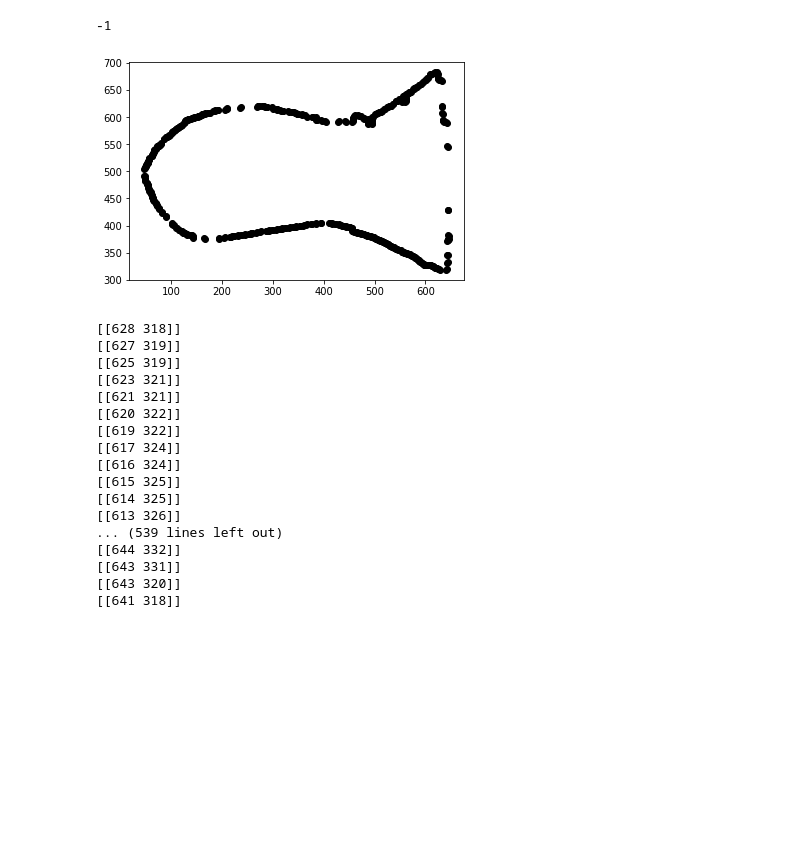
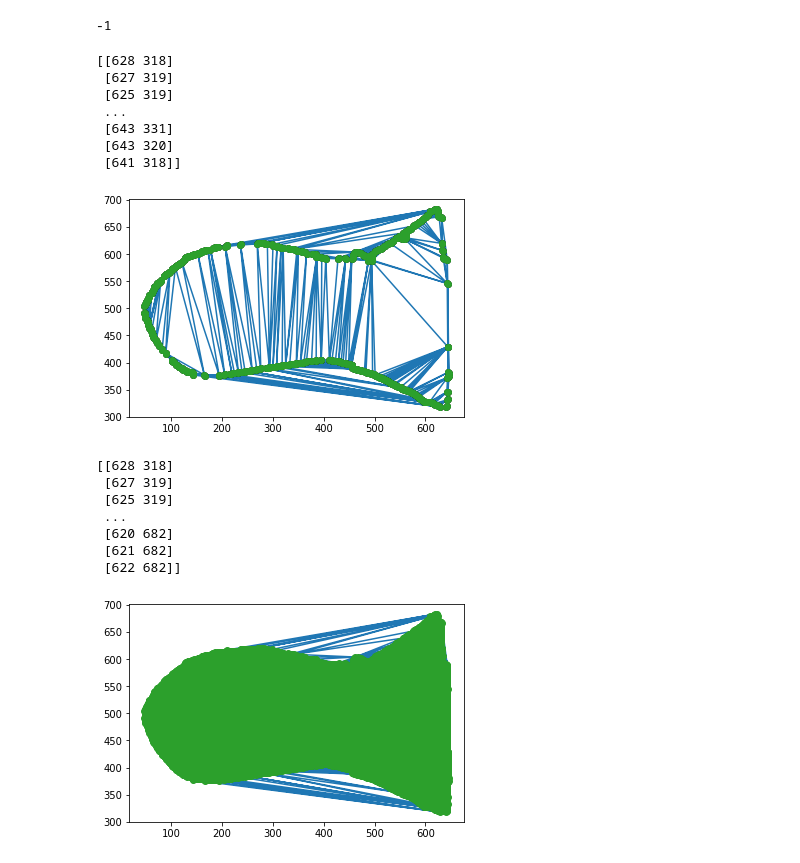
Before and after one commit to jayleenli/AR-Sandbox-Aquarium, a Jupyter notebook: 2D to verticies.ipynb, the cells around one changed output. Drawn from its saved outputs; the diff is of its cells as text; code cells hidden in the pictures; blank space fills up the shorter version.

```diff
--- a/2D to verticies.ipynb
+++ b/2D to verticies.ipynb
@@ -78,67 +80,90 @@ end contour
 # %%
 #Get only the largest area
 areas = [] #list to hold all areas
 
 for contour in contours:
   ar = cv2.contourArea(contour)
   areas.append(ar)
 
 max_area = max(areas)
 max_area_index = areas.index(max_area) #index of the list element with largest area
 
 cnt = contours[max_area_index] #largest area contour
 
 # cv2.drawContours(closing, [cnt], 0, (255, 255, 255), 3, maxLevel = 0)
 # cv2.imshow('cleaner', closing)
 # cv2.waitKey(0)
 # cv2.destroyAllWindows()
 dst = np.zeros((closing.shape[1], closing.shape[0]),np.uint8)
 
 format_contour_x = [x[0][0] for x in contours[max_area_index]]
 format_contour_y = [x[0][1] for x in contours[max_area_index]]
 plt.plot(format_contour_x, format_contour_y, 'o', color='black');
 
 
+from scipy.spatial import Delaunay
+zipped = list(zip(format_contour_x, format_contour_y))
+zipped = np.array([list(x) for x in zipped])
+print(zipped)
+tri = Delaunay(zipped)
+plt.triplot(zipped[:,0], zipped[:,1], tri.simplices)
+plt.plot(zipped[:,0], zipped[:,1], 'o')
+plt.show()
+
+#Try filling in the points
+zipped2 = list(zip(format_contour_x, format_contour_y))
+for i in range(closing.shape[0]):
+    for j in range(closing.shape[1]):
+        inBBx = cv2.pointPolygonTest(contours[max_area_index], (j,i), False)
+        if inBBx == 1: #inside
+            zipped2.append([j,i])
+        #else is 0 or -1 which is on edge or outside
+
+zipped2 = np.array([list(x) for x in zipped2])
+print(zipped2)
+tri = Delaunay(zipped2)
+plt.triplot(zipped2[:,0], zipped2[:,1], tri.simplices)
+plt.plot(zipped2[:,0], zipped2[:,1], 'o')
+plt.show()
+
 # cv2.drawContours(dst, contours, max_area_index, (255, 255, 255), 1)
 # cv2.imshow('cleaner2', dst) #Figure 3
 # cv2.waitKey(0)
 # %% [output]
+[[628 318]
+ [627 319]
+ [625 319]
+ ...
+ [643 331]
+ [643 320]
+ [641 318]]
-[figure, old version]
+[figure, new version]
+[[628 318]
+ [627 319]
+ [625 319]
+ ...
+ [620 682]
+ [621 682]
+ [622 682]]
+[figure, added]
 # %%
 #I think since all we just format this into the format that the meshpoint cloud can take
 
 normal = [0, 0, 1]
 normal_down = [0, 0, -1]
 dummy_color = [0, 255, 255] #dummy color
-dummy_neg_z = -0.5
-dummy_pos_z = 0.5
+dummy_neg_z = -5.0
+dummy_pos_z = 5.0
 
 data = []
 
-for x in contours[max_area_index]:
-    print(x) #each is in a [[x y]] format
-    points_neg = [x[0][0], x[0][1], dummy_neg_z, dummy_color[0], dummy_color[1], dummy_color[2], normal_down[0], normal_down[1], normal_down[2]]
+#countours[max_area_index]
+for x in zipped2:
+    #print(x) #each is in a [[x y]] format
+    points_neg = [x[0], x[1], dummy_neg_z, dummy_color[0], dummy_color[1], dummy_color[2], normal_down[0], normal_down[1], normal_down[2]]
     data.append(points_neg)
-    points_pos = [x[0][0], x[0][1], dummy_pos_z, dummy_color[0], dummy_color[1], dummy_color[2], normal[0], normal[1], normal[2]]
+    points_pos = [x[0], x[1], dummy_pos_z, dummy_color[0], dummy_color[1], dummy_color[2], normal[0], normal[1], normal[2]]
     data.append(points_pos)
-# %% [output]
-[[628 318]]
-[[627 319]]
-[[625 319]]
-[[623 321]]
-[[621 321]]
-[[620 322]]
-[[619 322]]
-[[617 324]]
-[[616 324]]
-[[615 325]]
-[[614 325]]
-[[613 326]]
-... (539 lines left out)
-[[644 332]]
-[[643 331]]
-[[643 320]]
-[[641 318]]
 # %%
 print(data)
 # %% [output]
```
Also changed, not shown: parts of 2 cells of this notebook, 19 other files.
